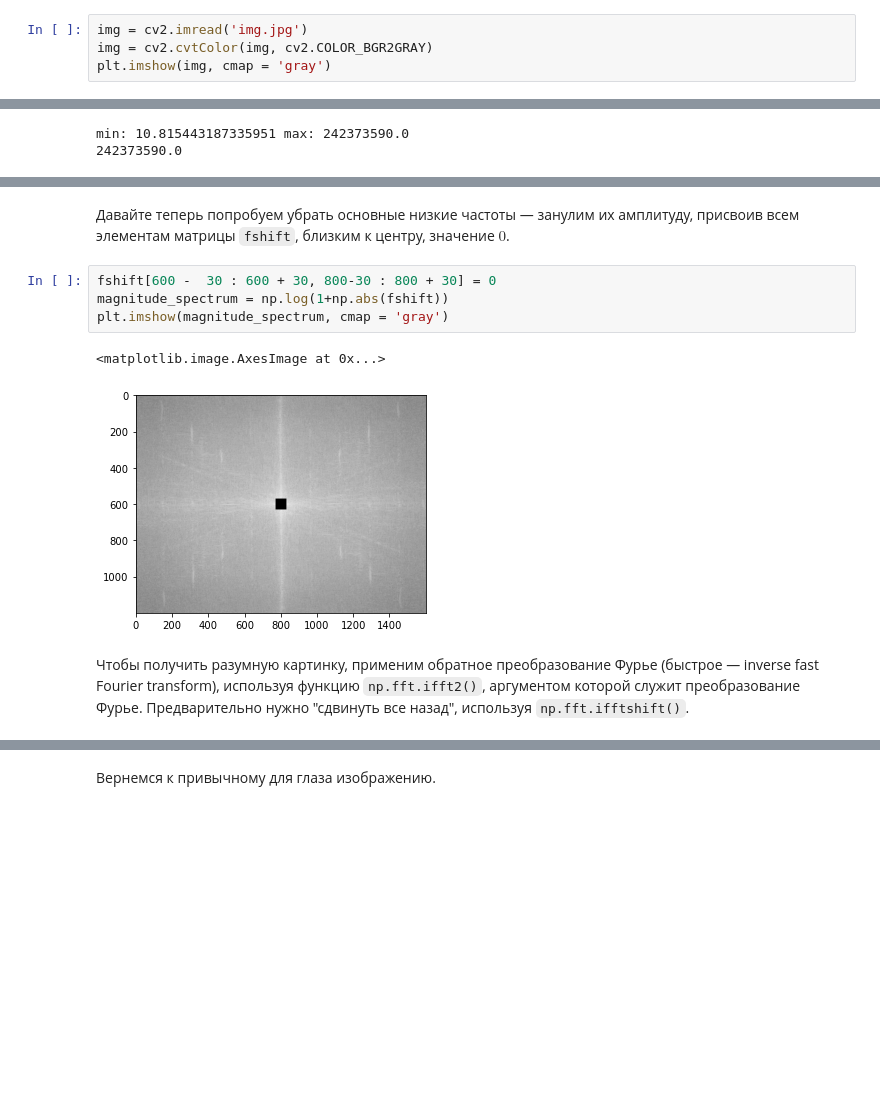
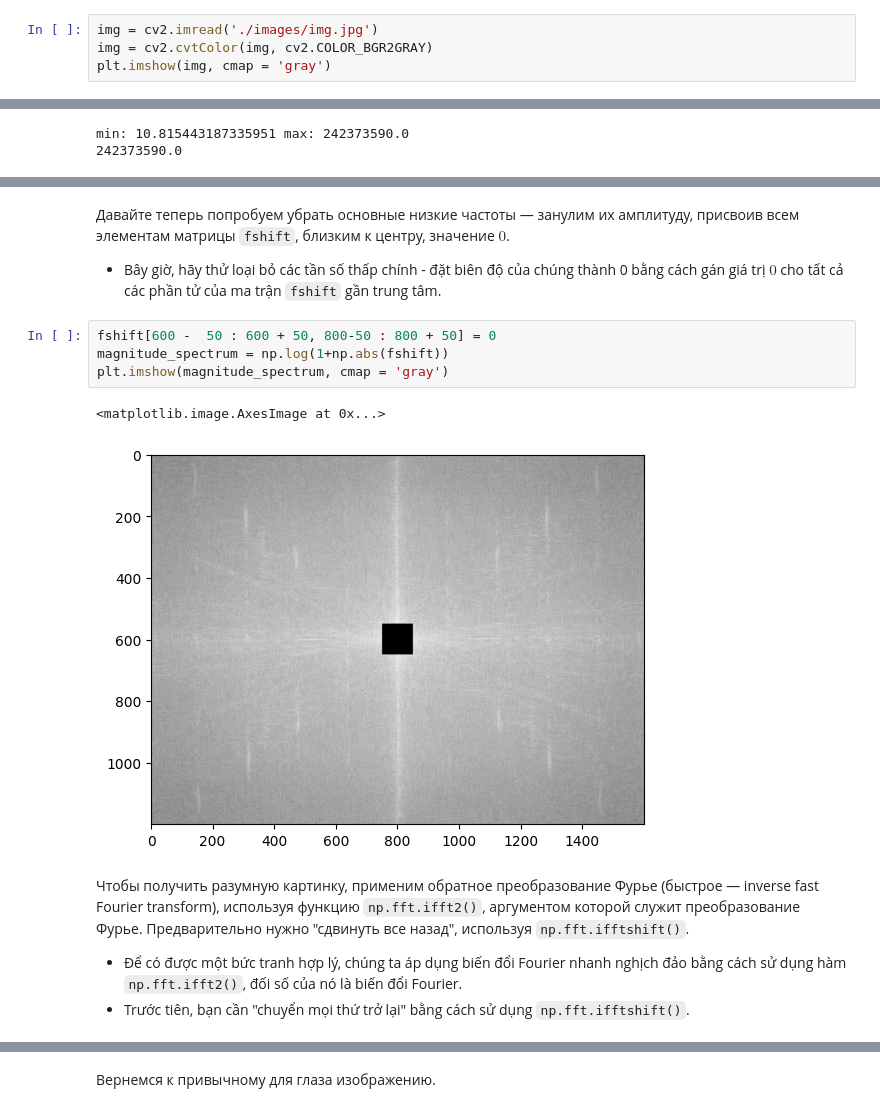
Before and after one commit to denotevn/Image-Processing-in-ITMO, a Jupyter notebook: Week_4/Week4.ipynb, the cells around one changed output, grey strips where cells are left out. Cells and saved outputs as stored; diff of their text form; blank space fills up the shorter version.

```diff
--- a/Week_4/Week4.ipynb
+++ b/Week_4/Week4.ipynb
@@ -21,7 +36,7 @@ import matplotlib as mpl
 # %% [markdown]
 Для начала считаем черно-белое изображение и выведем его на экран. Если исходное изображение оказывается цветным, то придется работать с каждым его каналом отдельно.
 # %%
-img = cv2.imread('img.jpg')
+img = cv2.imread('./images/img.jpg')
 img = cv2.cvtColor(img, cv2.COLOR_BGR2GRAY)
 plt.imshow(img, cmap = 'gray')
 # %% [output]
@@ -74,12 +108,15 @@ plt.imshow(magnitude_spectrum, cmap = 'gray')
 # %% [markdown]
 Давайте теперь попробуем убрать основные низкие частоты — занулим их амплитуду, присвоив всем элементам матрицы `fshift`, близким к центру, значение $0$.
++ Bây giờ, hãy thử loại bỏ các tần số thấp chính - đặt biên độ của chúng thành 0 bằng cách gán giá trị $0$ cho tất cả các phần tử của ma trận `fshift` gần trung tâm.
 # %%
-fshift[600 -  30 : 600 + 30, 800-30 : 800 + 30] = 0
+fshift[600 -  50 : 600 + 50, 800-50 : 800 + 50] = 0
 magnitude_spectrum = np.log(1+np.abs(fshift))
 plt.imshow(magnitude_spectrum, cmap = 'gray')
 # %% [output]
 <matplotlib.image.AxesImage at 0x...>
-[figure, old version]
+[figure, new version]
 # %% [markdown]
 Чтобы получить разумную картинку, применим обратное преобразование Фурье (быстрое — inverse fast Fourier transform), используя функцию `np.fft.ifft2()`, аргументом которой служит преобразование Фурье. Предварительно нужно "сдвинуть все назад", используя `np.fft.ifftshift()`.
++ Để có được một bức tranh hợp lý, chúng ta áp dụng biến đổi Fourier nhanh nghịch đảo bằng cách sử dụng hàm `np.fft.ifft2()`, đối số của nó là biến đổi Fourier.
++ Trước tiên, bạn cần "chuyển mọi thứ trở lại" bằng cách sử dụng `np.fft.ifftshift()`.
 # %%
```
Also changed, not shown: parts of 25 cells of this notebook, 8 other files.
